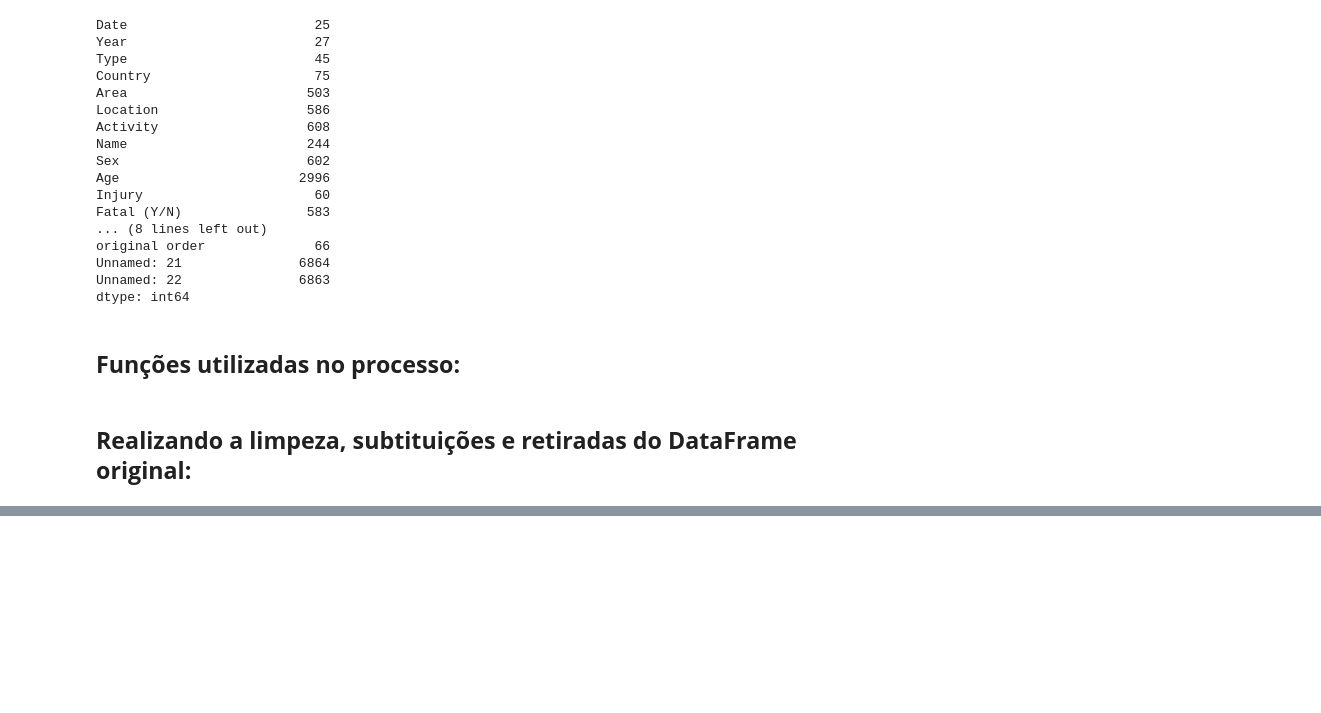
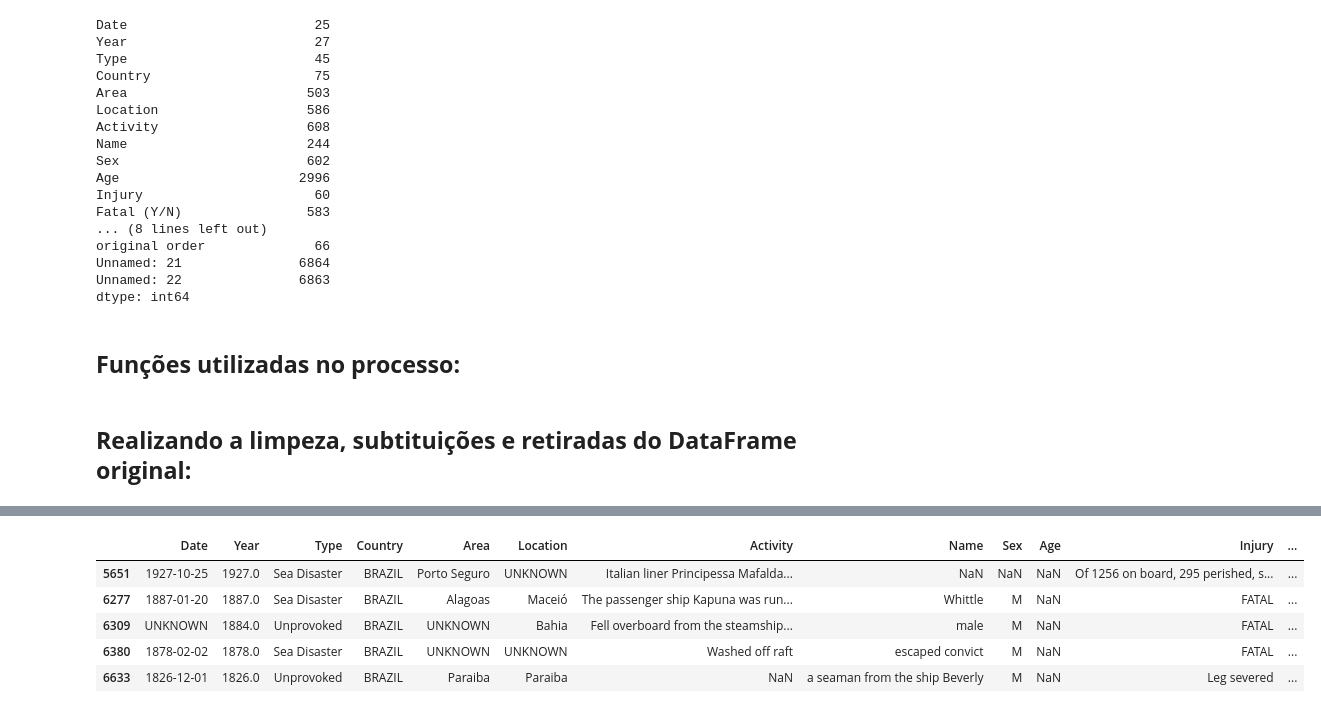
Before and after one commit to PedroPavanii/Shark_Project, a Jupyter notebook: Shark_1.ipynb, the cells around one changed output, grey strips where cells are left out. Drawn from its saved outputs; the diff is of its cells as text; code cells hidden in the pictures; blank space fills up the shorter version.

```diff
--- a/Shark_1.ipynb
+++ b/Shark_1.ipynb
@@ -163,0 +184,9 @@ array(['2023.0', '2022.0', '2021.0', '2020.0', '2019.0', '2018.0',
+# %%
+tabela_br.tail(5)
+# %% [output]
+|  | Date | Year | Type | Country | Area | Location | Activity | Name | Sex | Age | Injury | ... |
+| 5651 | 1927-10-25 | 1927.0 | Sea Disaster | BRAZIL | Porto Seguro | UNKNOWN | Italian liner Principessa Mafalda... | NaN | NaN | NaN | Of 1256 on board, 295 perished, s... | ... |
+| 6277 | 1887-01-20 | 1887.0 | Sea Disaster | BRAZIL | Alagoas | Maceió | The passenger ship Kapuna was run... | Whittle | M | NaN | FATAL | ... |
+| 6309 | UNKNOWN | 1884.0 | Unprovoked | BRAZIL | UNKNOWN | Bahia | Fell overboard from the steamship... | male | M | NaN | FATAL | ... |
+| 6380 | 1878-02-02 | 1878.0 | Sea Disaster | BRAZIL | UNKNOWN | UNKNOWN | Washed off raft | escaped convict | M | NaN | FATAL | ... |
+| 6633 | 1826-12-01 | 1826.0 | Unprovoked | BRAZIL | Paraiba | Paraiba | NaN | a seaman from the ship Beverly | M | NaN | Leg severed | ... |
```
Also changed, not shown: parts of 12 cells of this notebook.
